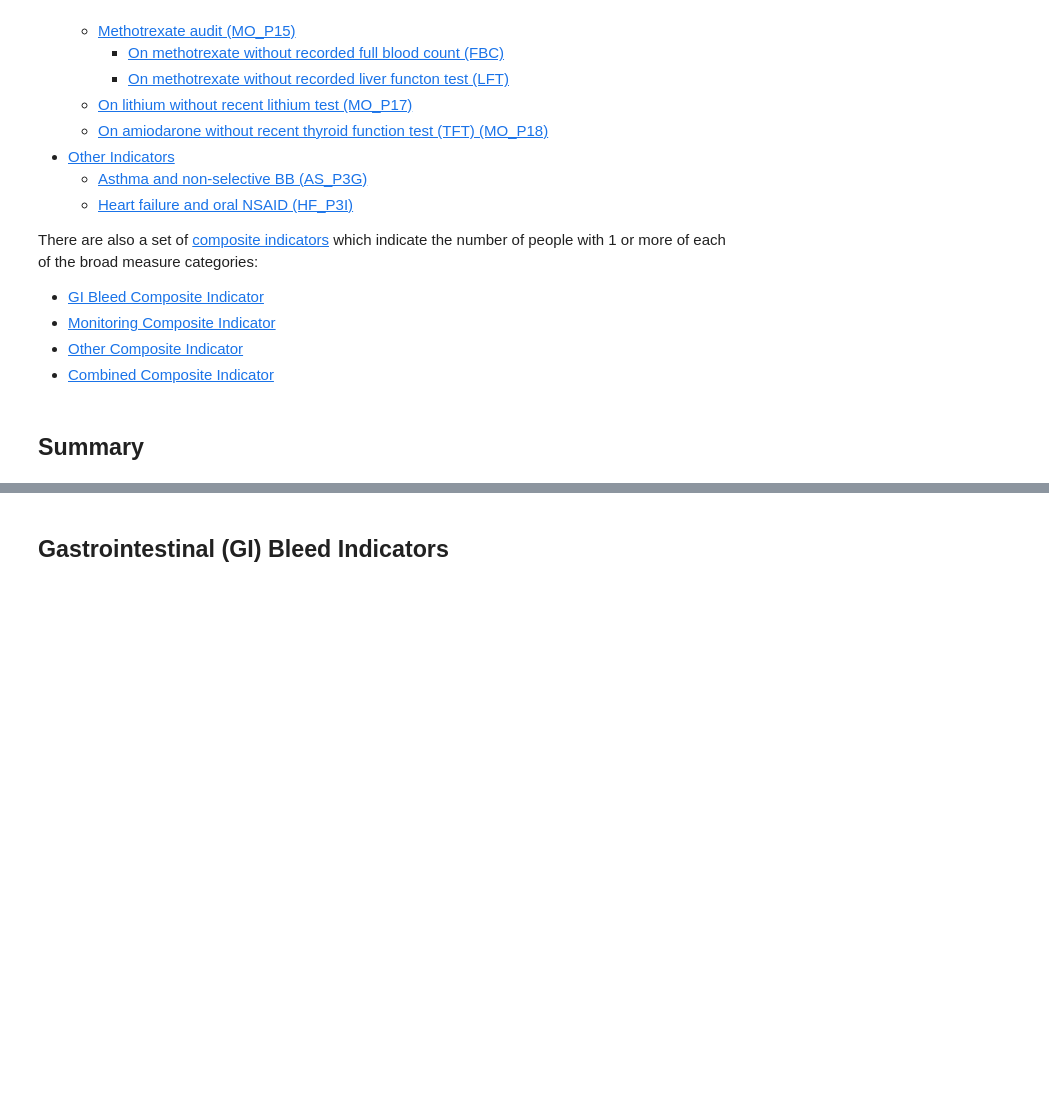
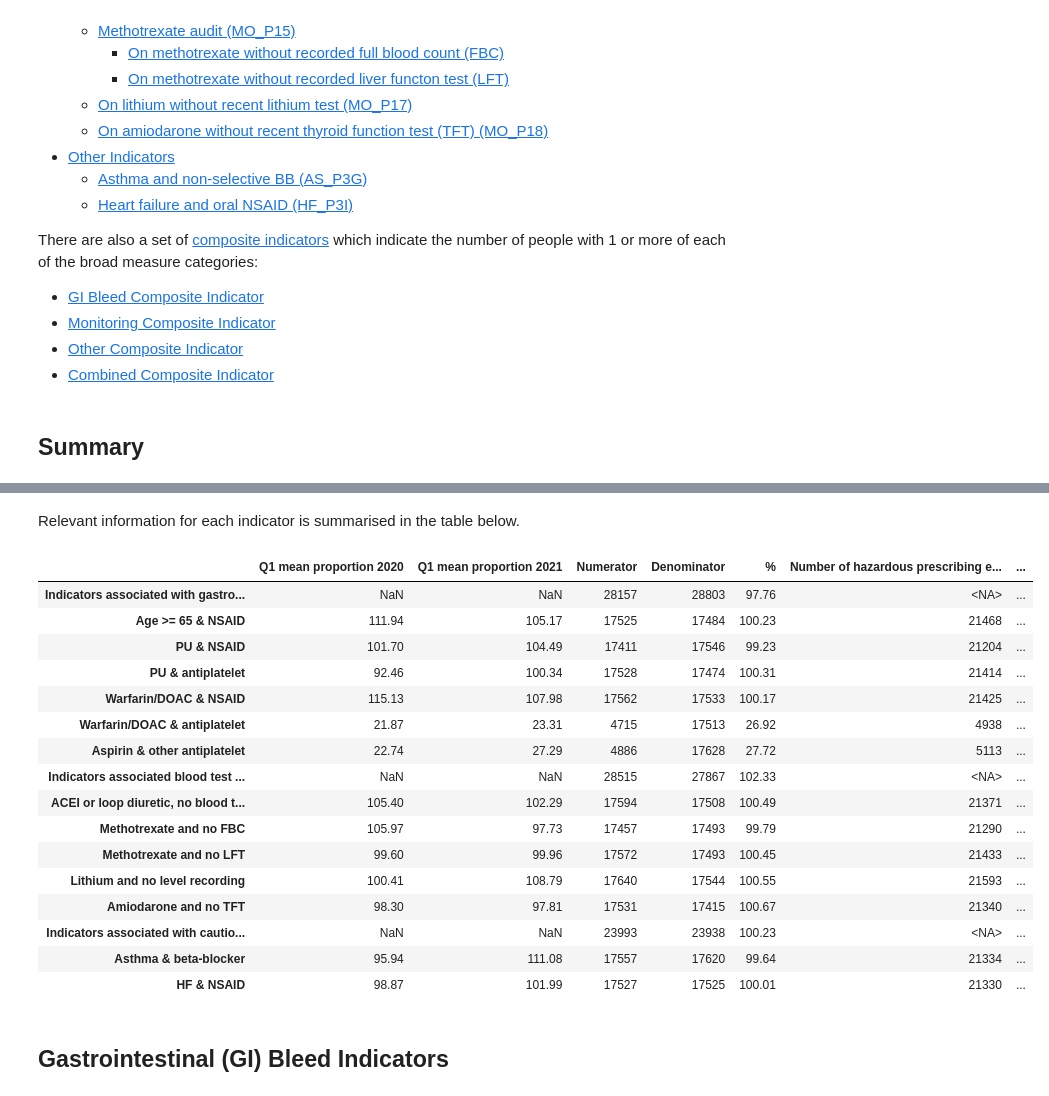
Before and after one commit to opensafely/pincer-measures, a Jupyter notebook: analysis/report.ipynb, the cells around one changed output, grey strips where cells are left out. Saved outputs shown, nothing was run; the diff lists cells and outputs as text; code cells hidden in the pictures; blank space fills up the shorter version.

Commit message:
feat: generating and printing a summary table for publication

```diff
--- a/analysis/report.ipynb
+++ b/analysis/report.ipynb
@@ -86,6 +115,47 @@ def show_image(path):
 
     img=Image(path)
     display(img)
+# %%
+indicator_order = ['gi_bleed','a','b','c','d','e','f', 'monitoring','ac','me_no_fbc','me_no_lft','li','am','other','g','i'] #,'k']
+column_names = {"pre": "Q1 mean proportion 2020",
+                "post": "Q1 mean proportion 2021",
+                "patients_numerator": "Numerator",
+                "patients_denominator": "Denominator",
+                "ratio": "%",
+                "events": "Number of hazardous prescribing events",
+                "events_per_patient": "Ratio of events to patients",
+                "num_practices": "Number of practices with at least one hazardous prescribing event",
+                "percent_practice": "% of total number of practices",
+                "practice_string": "Number of practices with at least one hazardous prescribing event (% of total number of practices)"
+                }
+
+def generate_summary_table():
+
+    summary_table = pd.DataFrame.from_dict(summary).T.reindex(indicator_order)
+    medians_table = pd.DataFrame.from_dict(medians).T.reindex(indicator_order).round(2)
+
+    summary_table_out = (summary_table
+                         .assign(patients_numerator=pd.to_numeric(summary_table.patients_numerator, downcast="integer"))
+                         .assign(patients_denominator=pd.to_numeric(summary_table.patients_denominator, downcast="integer"))
+                         .assign(num_practices=pd.to_numeric(summary_table.num_practices, downcast="integer"))
+                         )
+
+    ### Missing values mean that we can't use the above method to convert the event count to integers
+    summary_table_out['events'] = summary_table_out['events'].astype('Int64')
+    summary_table_out['ratio'] = round(
+        100*(summary_table_out['patients_numerator']/summary_table_out['patients_denominator']), 2)
+    summary_table_out['events_per_patient'] = round(
+        100*(summary_table_out['events']/summary_table_out['patients_numerator']), 2)
+
+    practice_string = summary_table_out.num_practices.map(
+        str) + " (" + summary_table_out.percent_practice.map(str) + "%)"
+    practice_string[np.isnan(summary_table_out.percent_practice)] = "-"
+    summary_table_out['practice_string'] = practice_string
+
+    final_table = summary_table_out.join(medians_table)[column_names.keys()]
+    final_table_display = final_table.rename(columns=column_names, index=title_mapping)
+
+    display(final_table_display)
 # %% [markdown]
 ## Summary
 # %%
@@ -103,3 +173,25 @@ Number of practices with at least one hazardous prescribing event throughout the
+# %% [markdown]
+Relevant information for each indicator is summarised in the table below.
+# %%
+generate_summary_table()
+# %% [output]
+|  | Q1 mean proportion 2020 | Q1 mean proportion 2021 | Numerator | Denominator | % | Number of hazardous prescribing e... | ... |
+| Indicators associated with gastro... | NaN | NaN | 28157 | 28803 | 97.76 | <NA> | ... |
+| Age >= 65 & NSAID | 111.94 | 105.17 | 17525 | 17484 | 100.23 | 21468 | ... |
+| PU & NSAID | 101.70 | 104.49 | 17411 | 17546 | 99.23 | 21204 | ... |
+| PU & antiplatelet | 92.46 | 100.34 | 17528 | 17474 | 100.31 | 21414 | ... |
+| Warfarin/DOAC & NSAID | 115.13 | 107.98 | 17562 | 17533 | 100.17 | 21425 | ... |
+| Warfarin/DOAC & antiplatelet | 21.87 | 23.31 | 4715 | 17513 | 26.92 | 4938 | ... |
+| Aspirin & other antiplatelet | 22.74 | 27.29 | 4886 | 17628 | 27.72 | 5113 | ... |
+| Indicators associated blood test ... | NaN | NaN | 28515 | 27867 | 102.33 | <NA> | ... |
+| ACEI or loop diuretic, no blood t... | 105.40 | 102.29 | 17594 | 17508 | 100.49 | 21371 | ... |
+| Methotrexate and no FBC | 105.97 | 97.73 | 17457 | 17493 | 99.79 | 21290 | ... |
+| Methotrexate and no LFT | 99.60 | 99.96 | 17572 | 17493 | 100.45 | 21433 | ... |
+| Lithium and no level recording | 100.41 | 108.79 | 17640 | 17544 | 100.55 | 21593 | ... |
+| Amiodarone and no TFT | 98.30 | 97.81 | 17531 | 17415 | 100.67 | 21340 | ... |
+| Indicators associated with cautio... | NaN | NaN | 23993 | 23938 | 100.23 | <NA> | ... |
+| Asthma & beta-blocker | 95.94 | 111.08 | 17557 | 17620 | 99.64 | 21334 | ... |
+| HF & NSAID | 98.87 | 101.99 | 17527 | 17525 | 100.01 | 21330 | ... |
 # %% [markdown]
 <a id="gi_bleed"></a>
 ## Gastrointestinal (GI) Bleed Indicators
```
Also changed, not shown: parts of 31 cells of this notebook.
